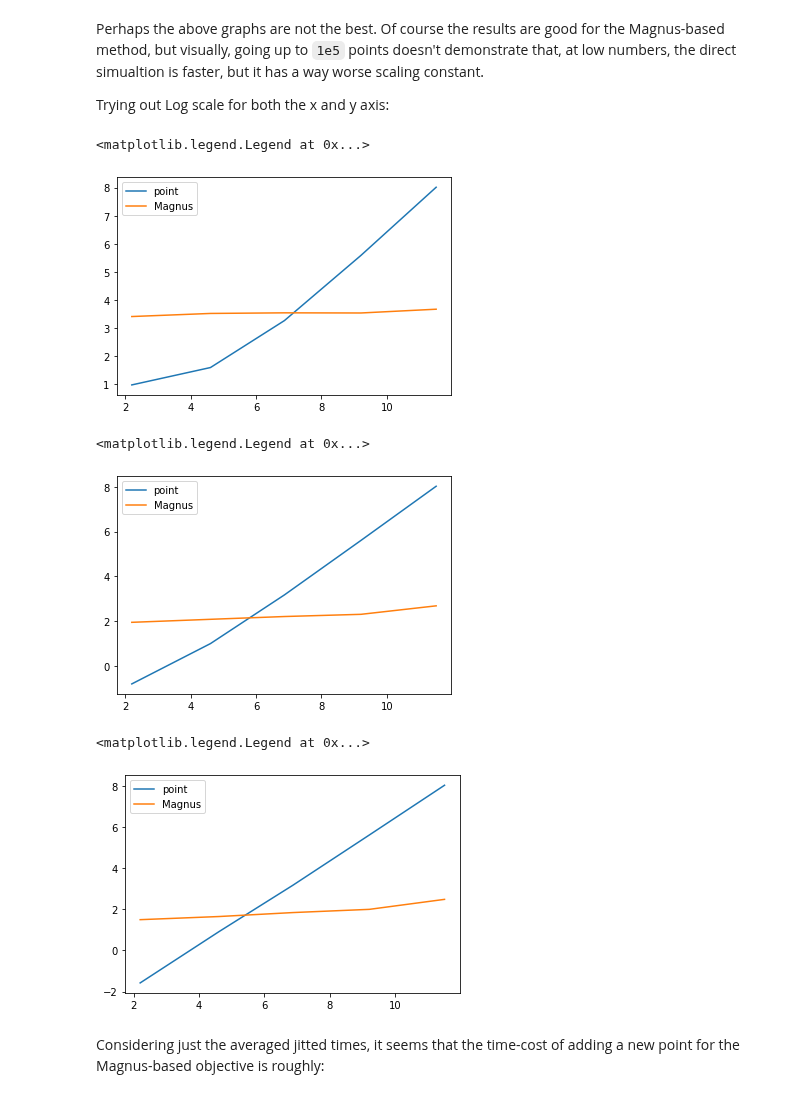
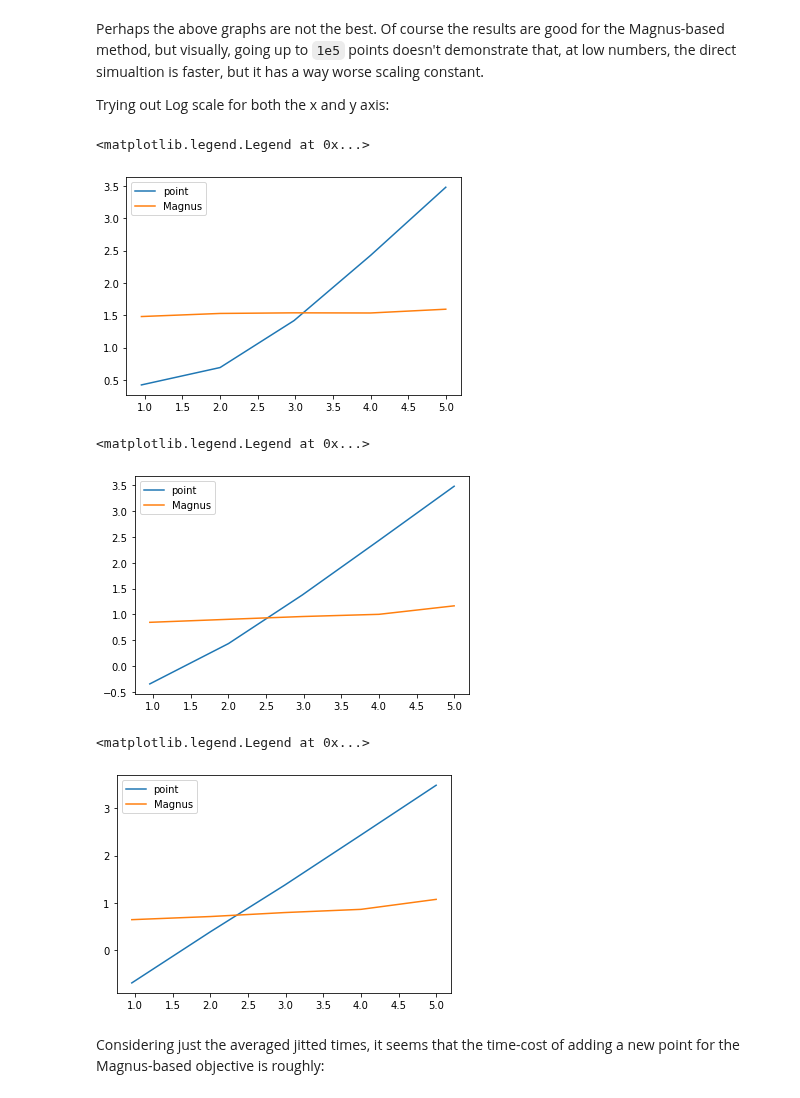
Before and after one commit to DanPuzzuoli/multivariable_dyson_magnus, a Jupyter notebook: magnus_qoc.ipynb, the cells around one changed output. Drawn from its saved outputs; the diff is of its cells as text; code cells hidden in the pictures.

```diff
--- a/magnus_qoc.ipynb
+++ b/magnus_qoc.ipynb
@@ -589,26 +590,26 @@ Perhaps the above graphs are not the best. Of course the results are good for th
 
 Trying out Log scale for both the x and y axis:
 # %%
-plt.plot(jnp.log(N_vals), jnp.log(jnp.array(point_jit_times)), label='point')
-plt.plot(jnp.log(N_vals), jnp.log(jnp.array(mag_jit_times)), label='Magnus')
+plt.plot(jnp.log10(N_vals), jnp.log10(jnp.array(point_jit_times)), label='point')
+plt.plot(jnp.log10(N_vals), jnp.log10(jnp.array(mag_jit_times)), label='Magnus')
 plt.legend()
 # %% [output]
 <matplotlib.legend.Legend at 0x...>
-[figure, old version]
+[figure, new version]
 # %%
-plt.plot(jnp.log(N_vals), jnp.log(jnp.array(point_ave_times)), label='point')
-plt.plot(jnp.log(N_vals), jnp.log(jnp.array(mag_ave_times)), label='Magnus')
+plt.plot(jnp.log10(N_vals), jnp.log10(jnp.array(point_ave_times)), label='point')
+plt.plot(jnp.log10(N_vals), jnp.log10(jnp.array(mag_ave_times)), label='Magnus')
 plt.legend()
 # %% [output]
 <matplotlib.legend.Legend at 0x...>
-[figure, old version]
+[figure, new version]
 # %%
-plt.plot(jnp.log(N_vals), jnp.log(jnp.array(point_ave_jitted_times)), label='point')
-plt.plot(jnp.log(N_vals), jnp.log(jnp.array(mag_ave_jitted_times)), label='Magnus')
+plt.plot(jnp.log10(N_vals), jnp.log10(jnp.array(point_ave_jitted_times)), label='point')
+plt.plot(jnp.log10(N_vals), jnp.log10(jnp.array(mag_ave_jitted_times)), label='Magnus')
 plt.legend()
 # %% [output]
 <matplotlib.legend.Legend at 0x...>
-[figure, old version]
+[figure, new version]
 # %% [markdown]
 Considering just the averaged jitted times, it seems that the time-cost of adding a new point for the Magnus-based objective is roughly:
 # %%
```
Also changed, not shown: parts of 3 cells of this notebook.
